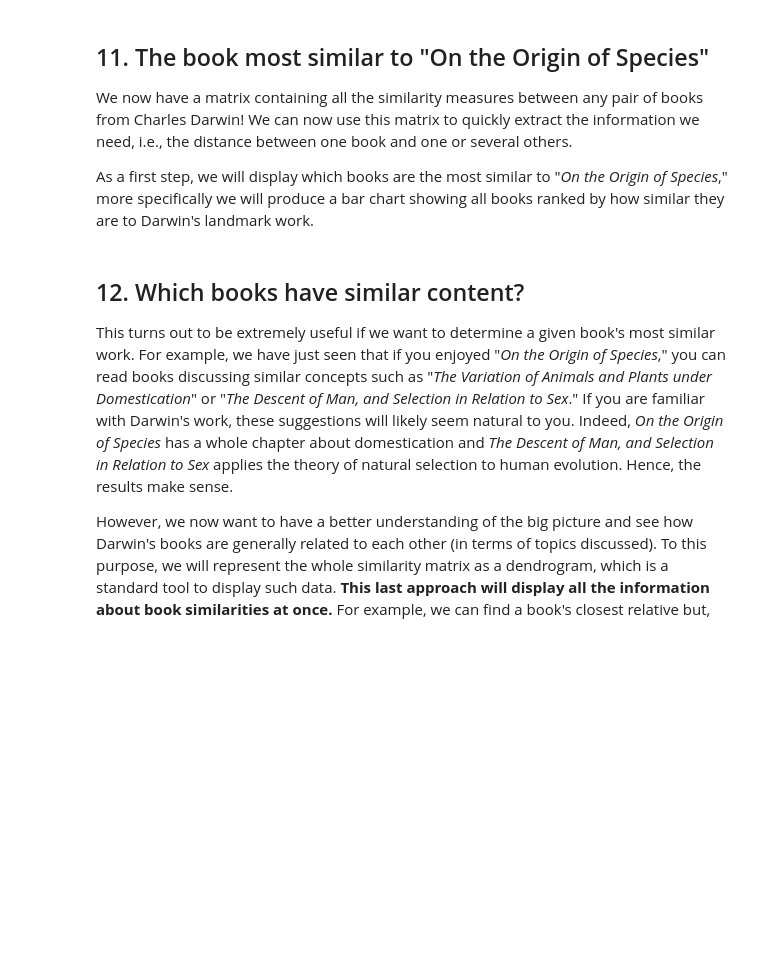
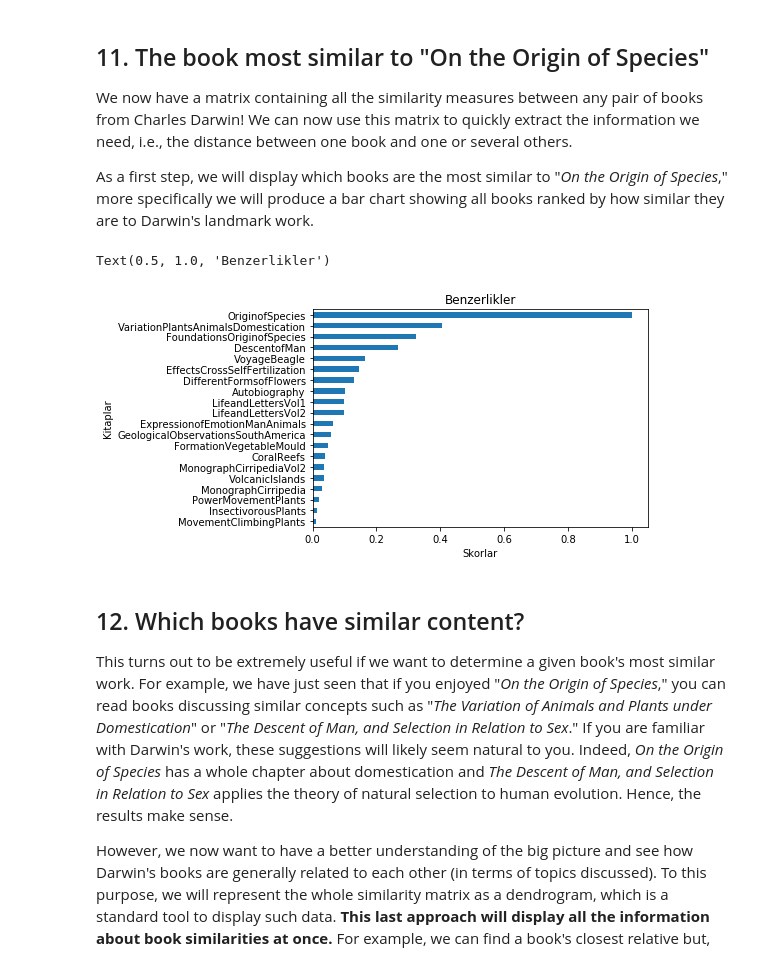
Before and after one commit to Kodluyoruz-Veri-Bilimi-Bootcamp/book-recommendations-from-charles-darwin-skulls, a Jupyter notebook: notebook.ipynb, the cells around one changed output. Drawn from its saved outputs; the diff is of its cells as text; code cells hidden in the pictures; blank space fills up the shorter version.

```diff
--- a/notebook.ipynb
+++ b/notebook.ipynb
@@ -341,21 +341,26 @@ sim_df
 # %%
 # This is needed to display plots in a notebook
 %matplotlib inline
 
 # Import libraries
 import matplotlib.pyplot as plt
 
 # Select the column corresponding to "On the Origin of Species" and
-v = ...
+v = sim_df['OriginofSpecies']
 
 # Sort by ascending scores
-v_sorted = ...
+v_sorted = v.sort_values()
 
 # Plot this data has a horizontal bar plot
-# ... YOUR CODE FOR TASK 11 ...
+v_sorted.plot.barh(x='lab', y='val')
 
 # Modify the axes labels and plot title for a better readability
-# ... YOUR CODE FOR TASK 11 ...
+plt.xlabel("Skorlar")
+plt.ylabel("Kitaplar")
+plt.title("Benzerlikler")
+# %% [output]
+Text(0.5, 1.0, 'Benzerlikler')
+[figure, added]
 # %% [markdown]
 ## 12. Which books have similar content?
 <p>This turns out to be extremely useful if we want to determine a given book's most similar work. For example, we have just seen that if you enjoyed "<em>On the Origin of Species</em>," you can read books discussing similar concepts such as "<em>The Variation of Animals and Plants under Domestication</em>" or "<em>The Descent of Man, and Selection in Relation to Sex</em>." If you are familiar with Darwin's work, these suggestions will likely seem natural to you. Indeed, <em>On the Origin of Species</em> has a whole chapter about domestication and <em>The Descent of Man, and Selection in Relation to Sex</em> applies the theory of natural selection to human evolution. Hence, the results make sense.</p>
```
Also changed, not shown: parts of 1 cell of this notebook.
